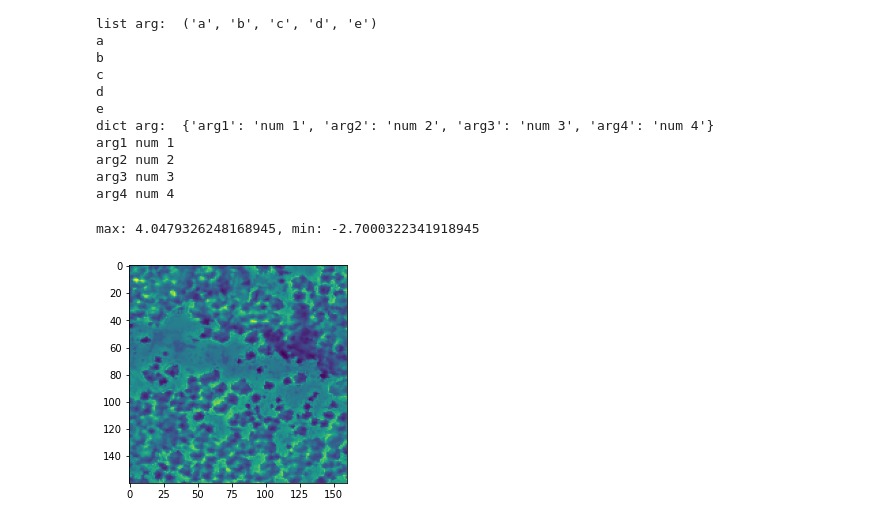
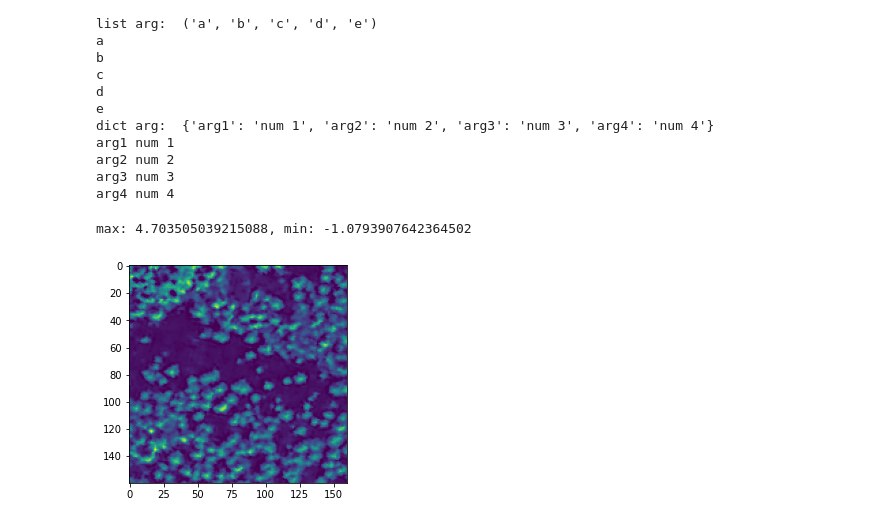
Before and after one commit to WinterCyan/TreeSeg, a Jupyter notebook: notebooks/intergrated/playground.ipynb, the cells around one changed output. Saved outputs shown, nothing was run; the diff lists cells and outputs as text; code cells hidden in the pictures.

```diff
--- a/notebooks/intergrated/playground.ipynb
+++ b/notebooks/intergrated/playground.ipynb
@@ -125,11 +125,11 @@ arg3 num 3
 arg4 num 4
 # %%
 from PIL import Image
-img = Image.open("/Users/wintercyan/LocalDocuments/treeseg-resource/test/png_dataset/r5-c16-ndvi.png")
+img = Image.open("/Users/wintercyan/LocalDocuments/treeseg-resource/test/png_dataset/r5-c16-pan.png")
 arr = np.array(img)
 print(f"max: {np.max(arr)}, min: {np.min(arr)}")
 plt.imshow(arr)
 plt.show()
 # %% [output]
-max: 4.0479326248168945, min: -2.7000322341918945
+max: 4.703505039215088, min: -1.0793907642364502
-[figure, old version]
+[figure, new version]
```
Also changed, not shown: 1 other file.
